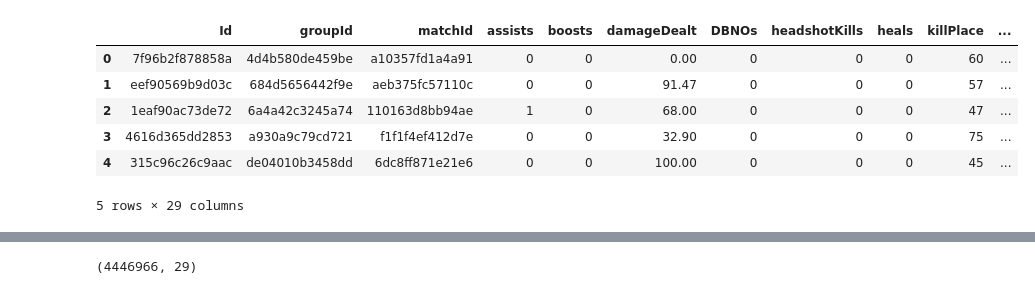
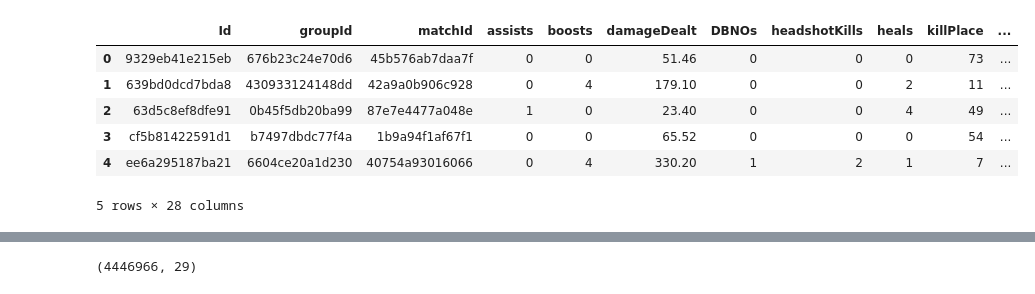
Before and after one commit to jdbernate1/Practicing, a Jupyter notebook: PUBG.ipynb, the cells around one changed output, grey strips where cells are left out. Cells and saved outputs as stored; diff of their text form; code cells hidden in the pictures.

```diff
--- a/PUBG.ipynb
+++ b/PUBG.ipynb
@@ -12,18 +12,18 @@ pd.options.display.float_format = '{:.2f}'.format
 ruta_train='C:/Users/Juan Diego Bernate V/Documents/Python/Practica/PUBG/train_V2.csv'
 train=pd.read_csv(ruta_train)
 # %%
-#ruta_test='C:/Users/Juan Diego Bernate V/Downloads/Python/Practica/PUBG/test_V2.csv'
-#test=pd.read_csv(ruta_test)
+ruta_test='C:/Users/Juan Diego Bernate V/Documents/Python\Practica/PUBG/test_V2.csv'
+test=pd.read_csv(ruta_test)
 # %%
-train.head()
+test.head()
 # %% [output]
 |  | Id | groupId | matchId | assists | boosts | damageDealt | DBNOs | headshotKills | heals | killPlace | ... |
-| 0 | 7f96b2f878858a | 4d4b580de459be | a10357fd1a4a91 | 0 | 0 | 0.00 | 0 | 0 | 0 | 60 | ... |
-| 1 | eef90569b9d03c | 684d5656442f9e | aeb375fc57110c | 0 | 0 | 91.47 | 0 | 0 | 0 | 57 | ... |
-| 2 | 1eaf90ac73de72 | 6a4a42c3245a74 | 110163d8bb94ae | 1 | 0 | 68.00 | 0 | 0 | 0 | 47 | ... |
-| 3 | 4616d365dd2853 | a930a9c79cd721 | f1f1f4ef412d7e | 0 | 0 | 32.90 | 0 | 0 | 0 | 75 | ... |
-| 4 | 315c96c26c9aac | de04010b3458dd | 6dc8ff871e21e6 | 0 | 0 | 100.00 | 0 | 0 | 0 | 45 | ... |
+| 0 | 9329eb41e215eb | 676b23c24e70d6 | 45b576ab7daa7f | 0 | 0 | 51.46 | 0 | 0 | 0 | 73 | ... |
+| 1 | 639bd0dcd7bda8 | 430933124148dd | 42a9a0b906c928 | 0 | 4 | 179.10 | 0 | 0 | 2 | 11 | ... |
+| 2 | 63d5c8ef8dfe91 | 0b45f5db20ba99 | 87e7e4477a048e | 1 | 0 | 23.40 | 0 | 0 | 4 | 49 | ... |
+| 3 | cf5b81422591d1 | b7497dbdc77f4a | 1b9a94f1af67f1 | 0 | 0 | 65.52 | 0 | 0 | 0 | 54 | ... |
+| 4 | ee6a295187ba21 | 6604ce20a1d230 | 40754a93016066 | 0 | 4 | 330.20 | 1 | 2 | 1 | 7 | ... |
-5 rows × 29 columns
+5 rows × 28 columns
 # %%
 train.info()
 # %% [output]
```
Also changed, not shown: parts of 31 cells of this notebook.
